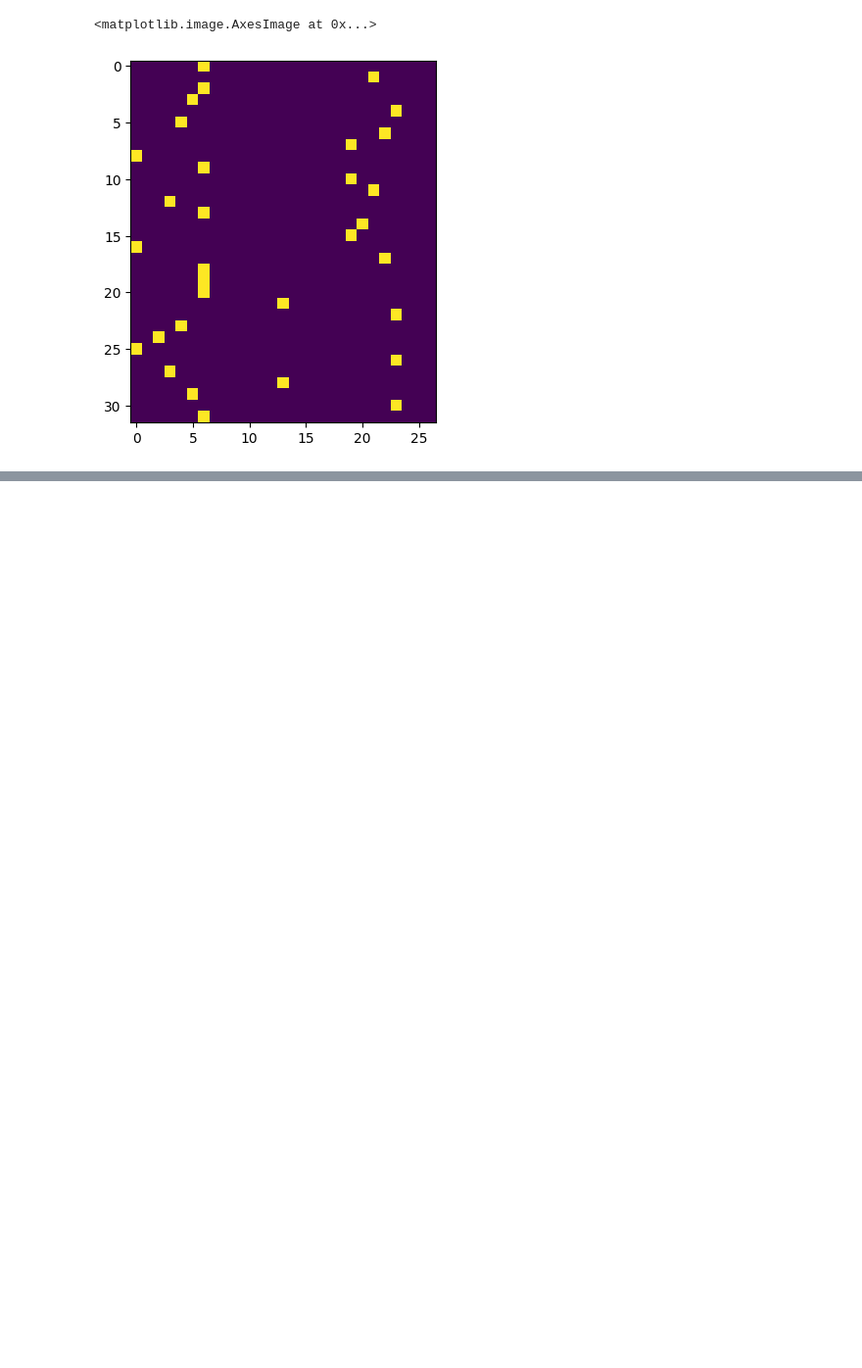
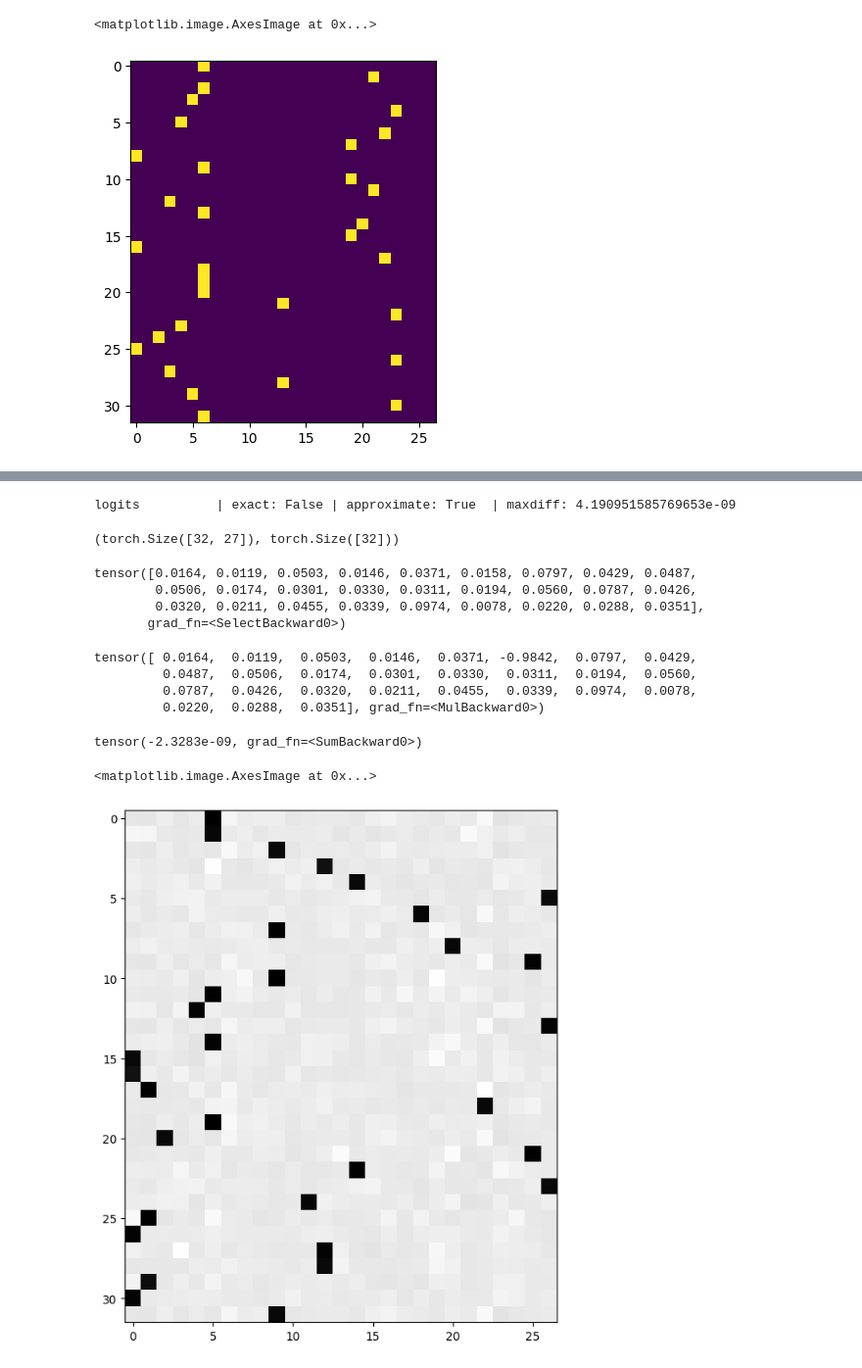
Before and after one commit to dineshraju147/make_more, a Jupyter notebook: make_more_using_mlp_backward_pass.ipynb, the cells around one changed output, grey strips where cells are left out. Shown at 98% size. Cells and saved outputs as stored; diff of their text form; code cells hidden in the pictures; blank space fills up the shorter version.

```diff
--- a/make_more_using_mlp_backward_pass.ipynb
+++ b/make_more_using_mlp_backward_pass.ipynb
@@ -348,0 +392,36 @@ bndiff2         | exact: True  | approximate: True  | maxdiff: 0.0
+# %%
+# backward pass through F.cross_entropy
+dlogits = F.softmax(logits, dim= 1)
+dlogits[range(n), Yb] -= 1
+dlogits /= n
+cmp('logits', dlogits, logits) # I can have only the approximate True with diff ~ 5
+# %% [output]
+logits          | exact: False | approximate: True  | maxdiff: 4.190951585769653e-09
+# %%
+logits.shape  , Yb.shape
+# %% [output]
+(torch.Size([32, 27]), torch.Size([32]))
+# %%
+F.softmax(logits, 1)[0]
+# %% [output]
+tensor([0.0164, 0.0119, 0.0503, 0.0146, 0.0371, 0.0158, 0.0797, 0.0429, 0.0487,
+        0.0506, 0.0174, 0.0301, 0.0330, 0.0311, 0.0194, 0.0560, 0.0787, 0.0426,
+        0.0320, 0.0211, 0.0455, 0.0339, 0.0974, 0.0078, 0.0220, 0.0288, 0.0351],
+       grad_fn=<SelectBackward0>)
+# %%
+dlogits[0]*n
+# %% [output]
+tensor([ 0.0164,  0.0119,  0.0503,  0.0146,  0.0371, -0.9842,  0.0797,  0.0429,
+         0.0487,  0.0506,  0.0174,  0.0301,  0.0330,  0.0311,  0.0194,  0.0560,
+         0.0787,  0.0426,  0.0320,  0.0211,  0.0455,  0.0339,  0.0974,  0.0078,
+         0.0220,  0.0288,  0.0351], grad_fn=<MulBackward0>)
+# %%
+dlogits[0].sum()
+# %% [output]
+tensor(-2.3283e-09, grad_fn=<SumBackward0>)
+# %%
+plt.figure(figsize=(8,8))
+plt.imshow(dlogits.detach(), cmap='gray')
+# %% [output]
+<matplotlib.image.AxesImage at 0x...>
+[figure, added]
```
Also changed, not shown: parts of 10 cells of this notebook.
